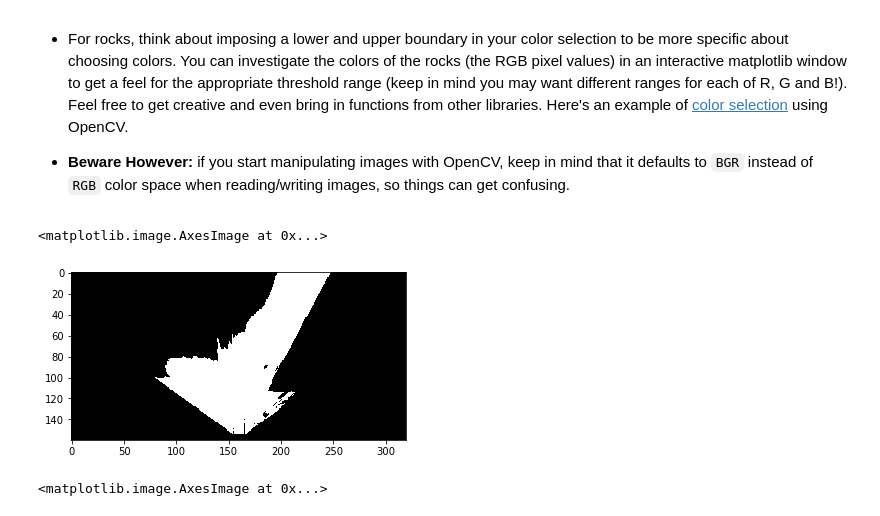
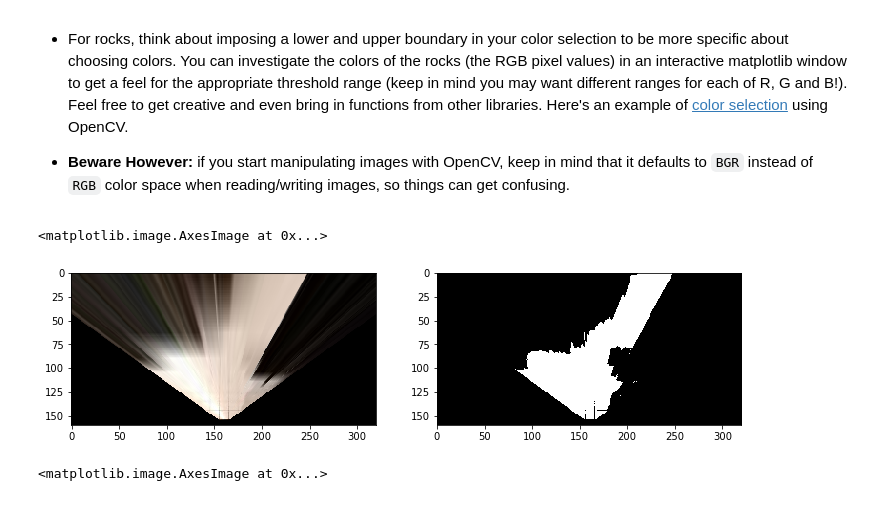
Before and after one commit to kanggu/RoboND-Rover-Project, a Jupyter notebook: code/Rover_Project_Test_Notebook.ipynb, the cells around one changed output. Cells and saved outputs as stored; diff of their text form; code cells hidden in the pictures.

Commit message:
ADD: improve obstacle filtering

```diff
--- a/code/Rover_Project_Test_Notebook.ipynb
+++ b/code/Rover_Project_Test_Notebook.ipynb
@@ -78,6 +79,8 @@ def perspect_transform(img, src, dst):
     M = cv2.getPerspectiveTransform(src, dst)
     warped = cv2.warpPerspective(img, M, (img.shape[1], img.shape[0]))# keep same size as input image
     mask = cv2.warpPerspective(np.ones_like(img[:,:,0]), M, (img.shape[1], img.shape[0]))# mask to account out-of-view pixels
+    horizon_filter = mpimg.imread('../calibration_images/horizon.jpg') # filter obstacle above horizon line
+    mask *= np.absolute(np.uint8(horizon_filter[:,:,0]))
 
     return warped, mask
 
@@ -122,26 +125,30 @@ Define the color thresholding function from the lesson and apply it to the warpe
 # %%
 # Identify pixels above the threshold
 # Threshold of RGB > 160 does a nice job of identifying ground pixels only
-def color_thresh(img, rgb_thresh=(160, 160, 160)):
+def color_thresh(img, rgb_thresh=(175, 175, 175)):
     # Create an array of zeros same xy size as img, but single channel
     color_select = np.zeros_like(img[:,:,0])
     # Require that each pixel be above all three threshold values in RGB
     # above_thresh will now contain a boolean array with "True"
     # where threshold was met
     above_thresh = (img[:,:,0] > rgb_thresh[0]) \
                 & (img[:,:,1] > rgb_thresh[1]) \
                 & (img[:,:,2] > rgb_thresh[2])
     # Index the array of zeros with the boolean array and set to 1
     color_select[above_thresh] = 1
     # Return the binary image
     return color_select
 
 threshed = color_thresh(warped)
+fig = plt.figure(figsize=(12,3))
+plt.subplot(121)
+plt.imshow(warped)
+plt.subplot(122)
 plt.imshow(threshed, cmap='gray')
 #scipy.misc.imsave('../output/warped_threshed.jpg', threshed*255)
 # %% [output]
 <matplotlib.image.AxesImage at 0x...>
-[figure, old version]
+[figure, new version]
 # %%
 def find_rocks(img, levels = (110,110,50)):
     rockpix = ((img[:,:,0] > levels[0]) \
```
Also changed, not shown: parts of 6 cells of this notebook, 2 other files.
